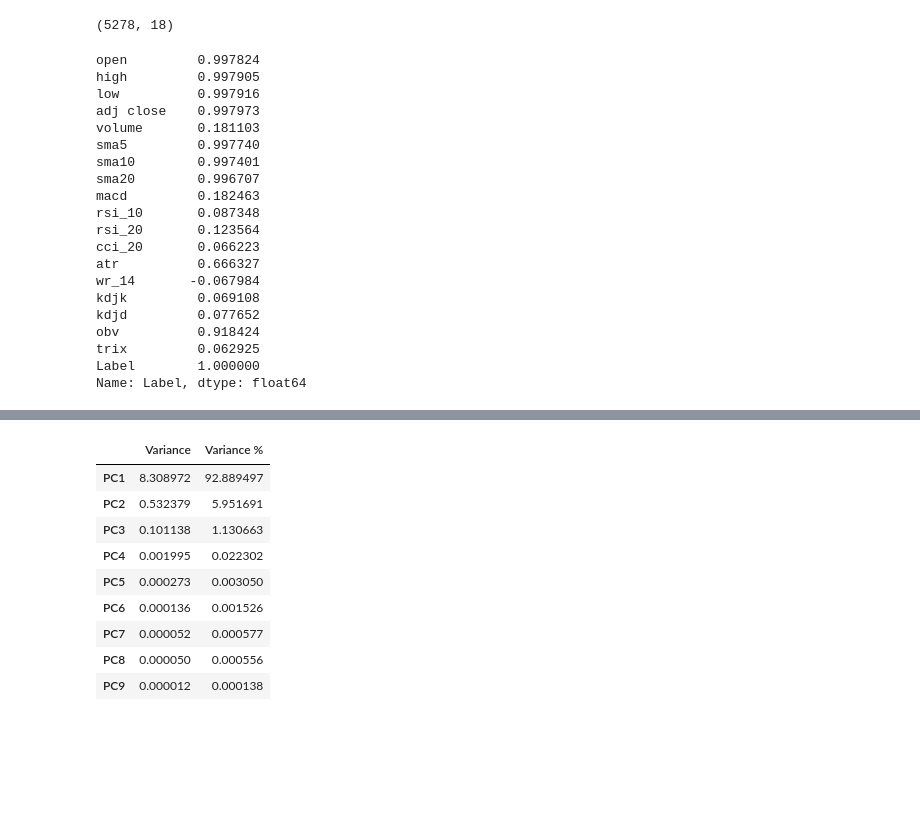
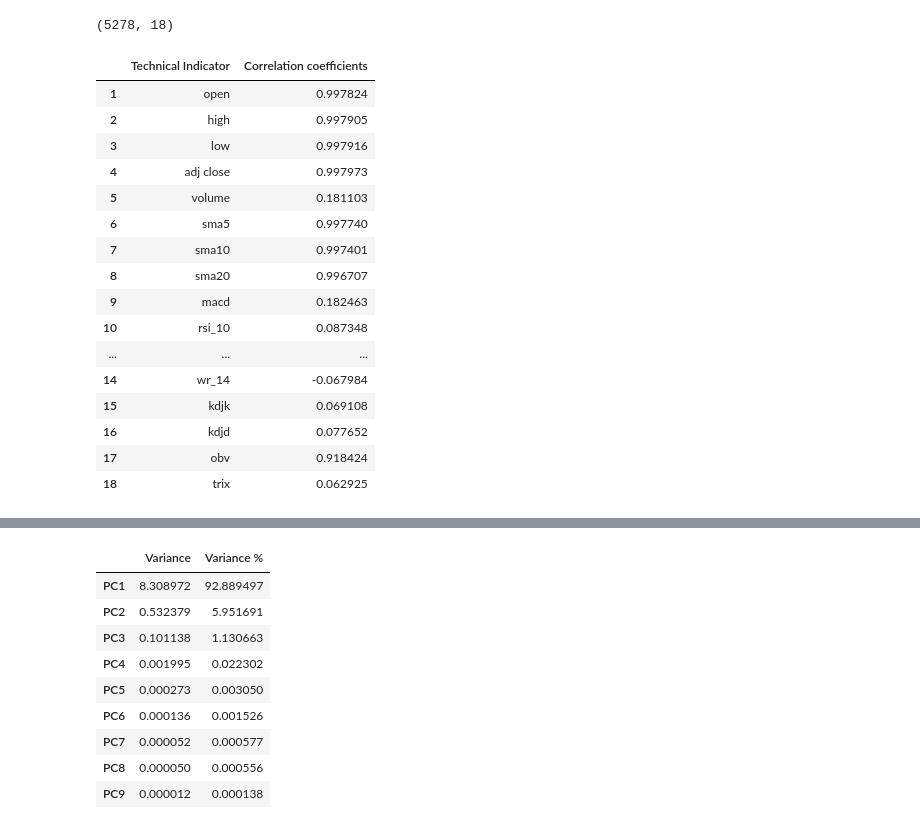
Before and after one commit to anp-scp/stock_price_prediction, a Jupyter notebook: notebooks/predictionUsingSVR.ipynb, the cells around one changed output, grey strips where cells are left out. Saved outputs shown, nothing was run; the diff lists cells and outputs as text; code cells hidden in the pictures; blank space fills up the shorter version.

```diff
--- a/notebooks/predictionUsingSVR.ipynb
+++ b/notebooks/predictionUsingSVR.ipynb
@@ -81,30 +82,27 @@ data1Scaled = pd.DataFrame(scaler.fit_transform(data1),columns=featureList)
 data1Scaled['Label'] = np.array(data1['adj close'].shift(-(daysToForecast)).values)
 # %%
 data2Scaled = data1Scaled.dropna(inplace=False)
-# %%
-l = data2Scaled.corr()['Label']
-print(l)
-# %% [output]
-open         0.997824
-high         0.997905
-low          0.997916
-adj close    0.997973
-volume       0.181103
-sma5         0.997740
-sma10        0.997401
-sma20        0.996707
-macd         0.182463
-rsi_10       0.087348
-rsi_20       0.123564
-cci_20       0.066223
-atr          0.666327
-wr_14       -0.067984
-kdjk         0.069108
-kdjd         0.077652
-obv          0.918424
-trix         0.062925
-Label        1.000000
-Name: Label, dtype: float64
+# %%
+l = data2Scaled.corr()['Label']
+pd.DataFrame(data={'Technical Indicator':l.index.values[:-1], 'Correlation coefficients':l.values[:-1]},index=(range(1,19)))
+# %% [output]
+|  | Technical Indicator | Correlation coefficients |
+| 1 | open | 0.997824 |
+| 2 | high | 0.997905 |
+| 3 | low | 0.997916 |
+| 4 | adj close | 0.997973 |
+| 5 | volume | 0.181103 |
+| 6 | sma5 | 0.997740 |
+| 7 | sma10 | 0.997401 |
+| 8 | sma20 | 0.996707 |
+| 9 | macd | 0.182463 |
+| 10 | rsi_10 | 0.087348 |
+| ... | ... | ... |
+| 14 | wr_14 | -0.067984 |
+| 15 | kdjk | 0.069108 |
+| 16 | kdjd | 0.077652 |
+| 17 | obv | 0.918424 |
+| 18 | trix | 0.062925 |
 # %%
 plt.figure(figsize=(7,7))
 plt.bar(data2Scaled.columns.values,abs(data2Scaled.corr()['Label'].values),color='gray')
```
Also changed, not shown: parts of 20 cells of this notebook.
